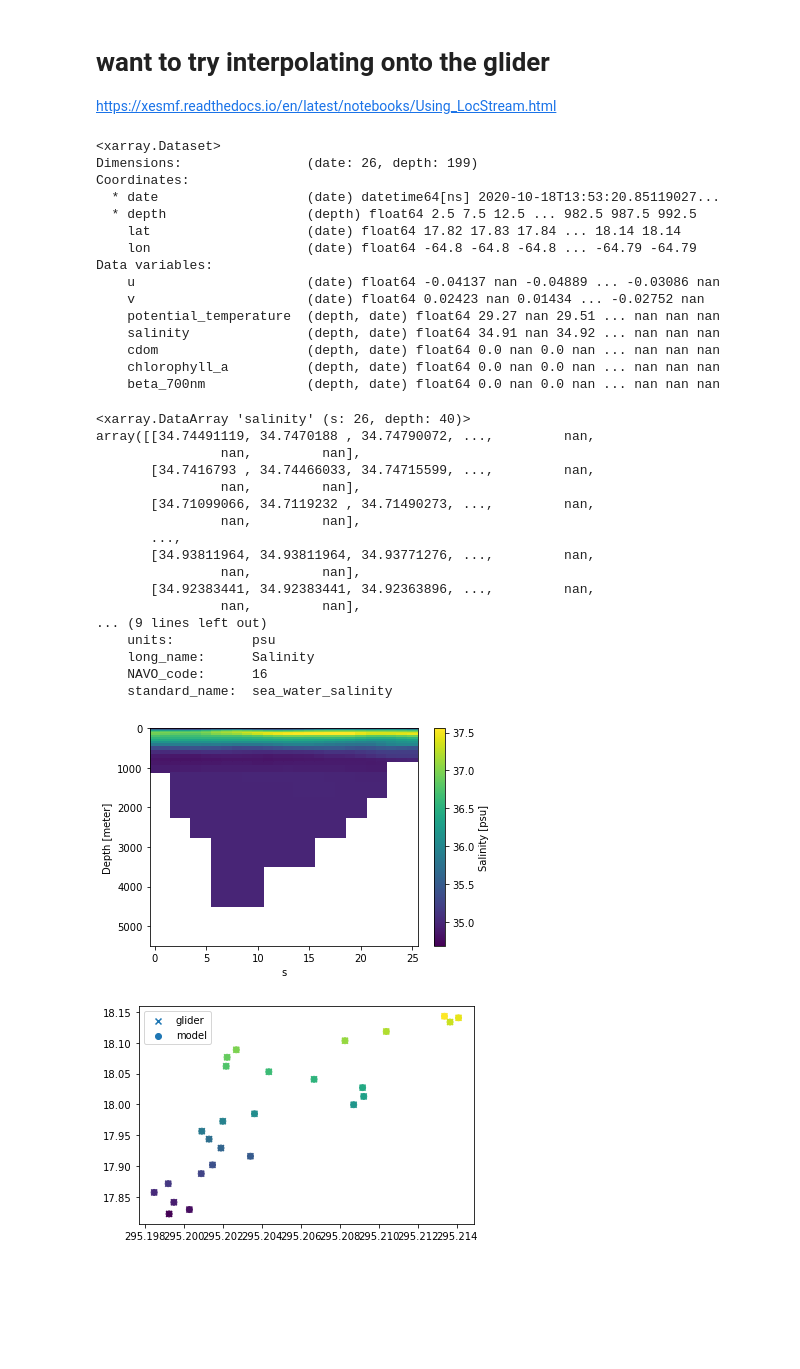
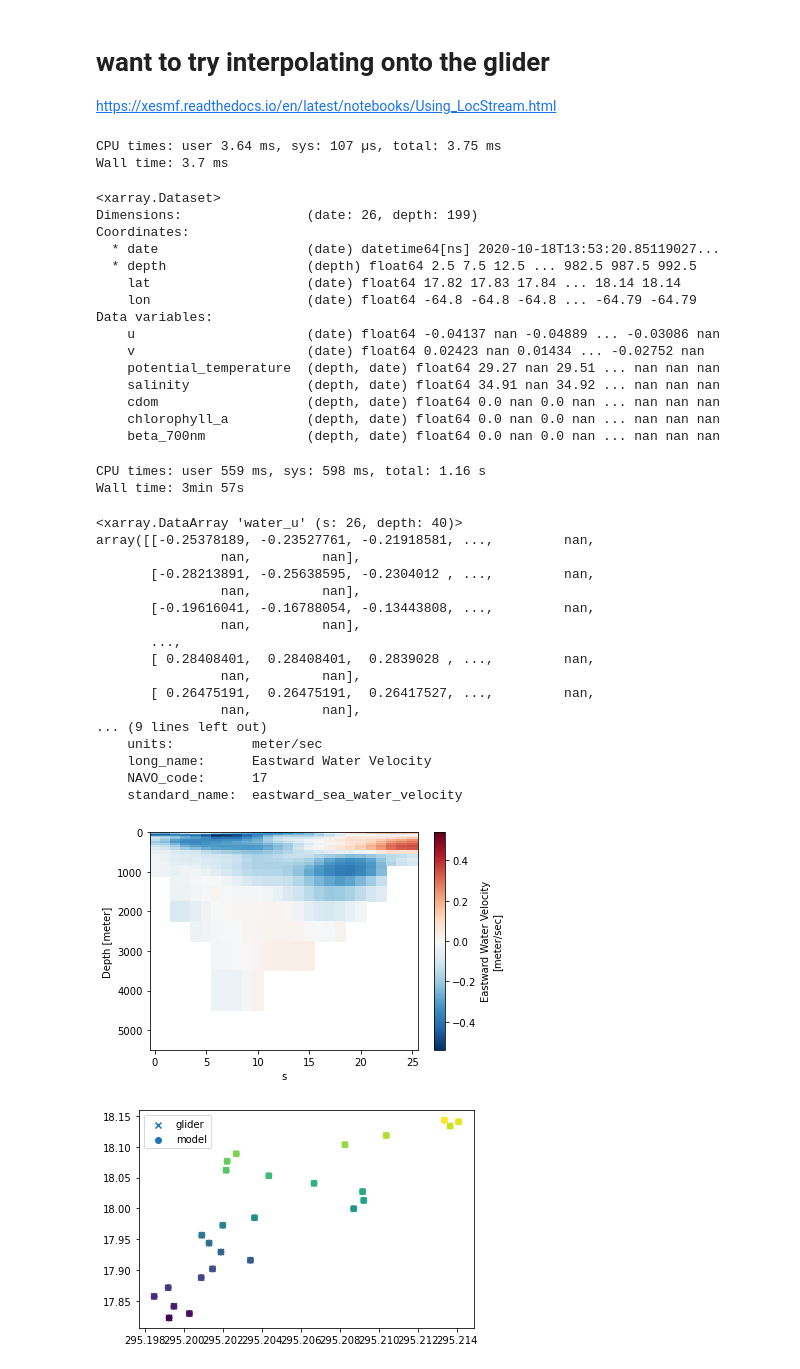
Before and after one commit to rucool/IOO_masters2020, a Jupyter notebook: ru29_amseas_compare.ipynb, the cells around one changed output. Saved outputs shown, nothing was run; the diff lists cells and outputs as text; code cells hidden in the pictures; blank space fills up the shorter version.

```diff
--- a/ru29_amseas_compare.ipynb
+++ b/ru29_amseas_compare.ipynb
@@ -32,4 +34,6 @@ Data variables:
 # %%
 from RU29_helpers import grid_glider
 
-ru29 = grid_glider()
+dataid = 'ru29-20200908T1623-profile-sci-rt'
+
+ru29 = grid_glider(dataset_id= dataid)
@@ -97,71 +101,77 @@ ax.gridlines(draw_labels=True,)
 
 https://xesmf.readthedocs.io/en/latest/notebooks/Using_LocStream.html
 # %%
+%%time
 section = ru29.sel( date =
                          slice('2020-10-18T13:04:29.446530048','2020-10-20T07:42:28.419889920' ) )
 section
 # %% [output]
-<xarray.Dataset>
-Dimensions:                (date: 26, depth: 199)
-Coordinates:
-  * date                   (date) datetime64[ns] 2020-10-18T13:53:20.85119027...
-  * depth                  (depth) float64 2.5 7.5 12.5 ... 982.5 987.5 992.5
-    lat                    (date) float64 17.82 17.83 17.84 ... 18.14 18.14
-    lon                    (date) float64 -64.8 -64.8 -64.8 ... -64.79 -64.79
-Data variables:
-    u                      (date) float64 -0.04137 nan -0.04889 ... -0.03086 nan
-    v                      (date) float64 0.02423 nan 0.01434 ... -0.02752 nan
-    potential_temperature  (depth, date) float64 29.27 nan 29.51 ... nan nan nan
-    salinity               (depth, date) float64 34.91 nan 34.92 ... nan nan nan
-    cdom                   (depth, date) float64 0.0 nan 0.0 nan ... nan nan nan
-    chlorophyll_a          (depth, date) float64 0.0 nan 0.0 nan ... nan nan nan
-    beta_700nm             (depth, date) float64 0.0 nan 0.0 nan ... nan nan nan
+CPU times: user 3.64 ms, sys: 107 µs, total: 3.75 ms
+Wall time: 3.7 ms
+<xarray.Dataset>
+Dimensions:                (date: 26, depth: 199)
+Coordinates:
+  * date                   (date) datetime64[ns] 2020-10-18T13:53:20.85119027...
+  * depth                  (depth) float64 2.5 7.5 12.5 ... 982.5 987.5 992.5
+    lat                    (date) float64 17.82 17.83 17.84 ... 18.14 18.14
+    lon                    (date) float64 -64.8 -64.8 -64.8 ... -64.79 -64.79
+Data variables:
+    u                      (date) float64 -0.04137 nan -0.04889 ... -0.03086 nan
+    v                      (date) float64 0.02423 nan 0.01434 ... -0.02752 nan
+    potential_temperature  (depth, date) float64 29.27 nan 29.51 ... nan nan nan
+    salinity               (depth, date) float64 34.91 nan 34.92 ... nan nan nan
+    cdom                   (depth, date) float64 0.0 nan 0.0 nan ... nan nan nan
+    chlorophyll_a          (depth, date) float64 0.0 nan 0.0 nan ... nan nan nan
+    beta_700nm             (depth, date) float64 0.0 nan 0.0 nan ... nan nan nan
 # %%
+%%time
 #do a whole section
 
 x = xr.DataArray(360+section.lon.values, dims="s")
 
 y = xr.DataArray(section.lat.values, dims="s")
 
 t = xr.DataArray(section.date.values, dims="s")
 
 # it doesn't like depth cause its not on the same dim as lon, lat, time
 # you might need to make the section with model depths, then separatly interp the depths
 # z = xr.DataArray(section.depth.values, dims="s")
 
-# modsec = amseas_deployed.salinity.sel(lat=y, lon=x, time=t, method ='nearest')
+# modsec = amseas_deployed.sel(lat=y, lon=x, time=t, method ='nearest')
 
 # takes longer to interp, but works
-modsec = amseas_deployed.salinity.interp(lat=y, lon=x, time=t )
+modsec = amseas_deployed.water_u.interp(lat=y, lon=x, time=t )
 
 
 plt.figure()
 modsec.plot(y='depth', yincrease=False)
 
 plt.figure()
 plt.scatter(x,y, c=t , marker='x', label='glider')
 plt.scatter(modsec.lon, modsec.lat, c=modsec.time , label='model')
 
 plt.legend()
 
 modsec
 # %% [output]
-<xarray.DataArray 'salinity' (s: 26, depth: 40)>
-array([[34.74491119, 34.7470188 , 34.74790072, ...,         nan,
-                nan,         nan],
-       [34.7416793 , 34.74466033, 34.74715599, ...,         nan,
-                nan,         nan],
-       [34.71099066, 34.7119232 , 34.71490273, ...,         nan,
-                nan,         nan],
-       ...,
-       [34.93811964, 34.93811964, 34.93771276, ...,         nan,
-                nan,         nan],
-       [34.92383441, 34.92383441, 34.92363896, ...,         nan,
-                nan,         nan],
-... (9 lines left out)
-    units:          psu
-    long_name:      Salinity
-    NAVO_code:      16
-    standard_name:  sea_water_salinity
+CPU times: user 559 ms, sys: 598 ms, total: 1.16 s
+Wall time: 3min 57s
+<xarray.DataArray 'water_u' (s: 26, depth: 40)>
+array([[-0.25378189, -0.23527761, -0.21918581, ...,         nan,
+                nan,         nan],
+       [-0.28213891, -0.25638595, -0.2304012 , ...,         nan,
+                nan,         nan],
+       [-0.19616041, -0.16788054, -0.13443808, ...,         nan,
+                nan,         nan],
+       ...,
+       [ 0.28408401,  0.28408401,  0.2839028 , ...,         nan,
+                nan,         nan],
+       [ 0.26475191,  0.26475191,  0.26417527, ...,         nan,
+                nan,         nan],
+... (9 lines left out)
+    units:          meter/sec
+    long_name:      Eastward Water Velocity
+    NAVO_code:      17
+    standard_name:  eastward_sea_water_velocity
-[figure, old version]
+[figure, new version]
 [figure]
```
Also changed, not shown: parts of 7 cells of this notebook.
